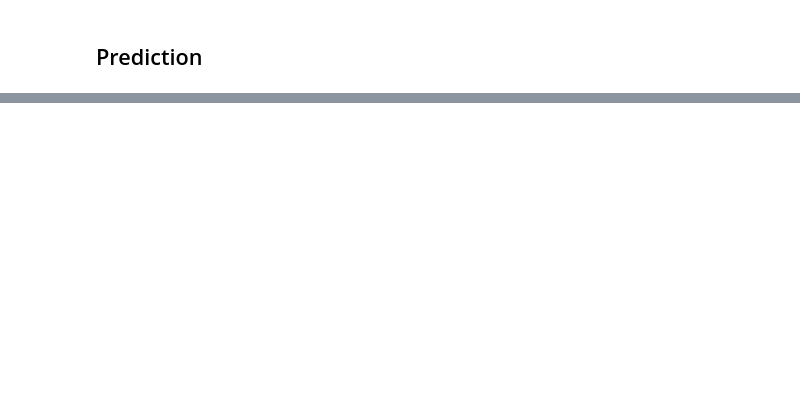
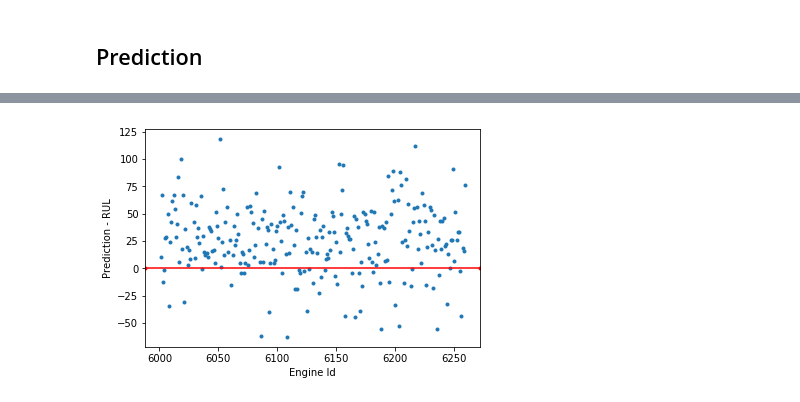
Before and after one commit to sabderra/predictive-maintenance-lstm, a Jupyter notebook: model_prediction.ipynb, the cells around one changed output, grey strips where cells are left out. Drawn from its saved outputs; the diff is of its cells as text; code cells hidden in the pictures; blank space fills up the shorter version.

```diff
--- a/model_prediction.ipynb
+++ b/model_prediction.ipynb
@@ -446,3 +138,0 @@ Score:     [34.955072144168106, 1697.1044256699145, 30.252054926139028]
-# %%
-X, y, n, p, rul = single_engine(6001, feature_cols, label_cols)
-y_pred_array = model.predict(X, verbose=0, batch_size=batch_size)
@@ -448,0 +209,12 @@ y_pred_array = model.predict(X, verbose=0, batch_size=batch_size)
+# %%
+results = test_prediction_results[1] # 1 is test_FD002
+# %%
+plt.scatter(results[:,0], results[:,3], marker='.', label="Diff")
+plt.xlabel("Engine Id")
+plt.ylabel("Prediction - RUL")
+
+plt.axhline(y=0, color='r', marker='.')
+
+plt.show()
+# %% [output]
+[figure, added]
```
Also changed, not shown: parts of 52 cells of this notebook, 1 other file.
